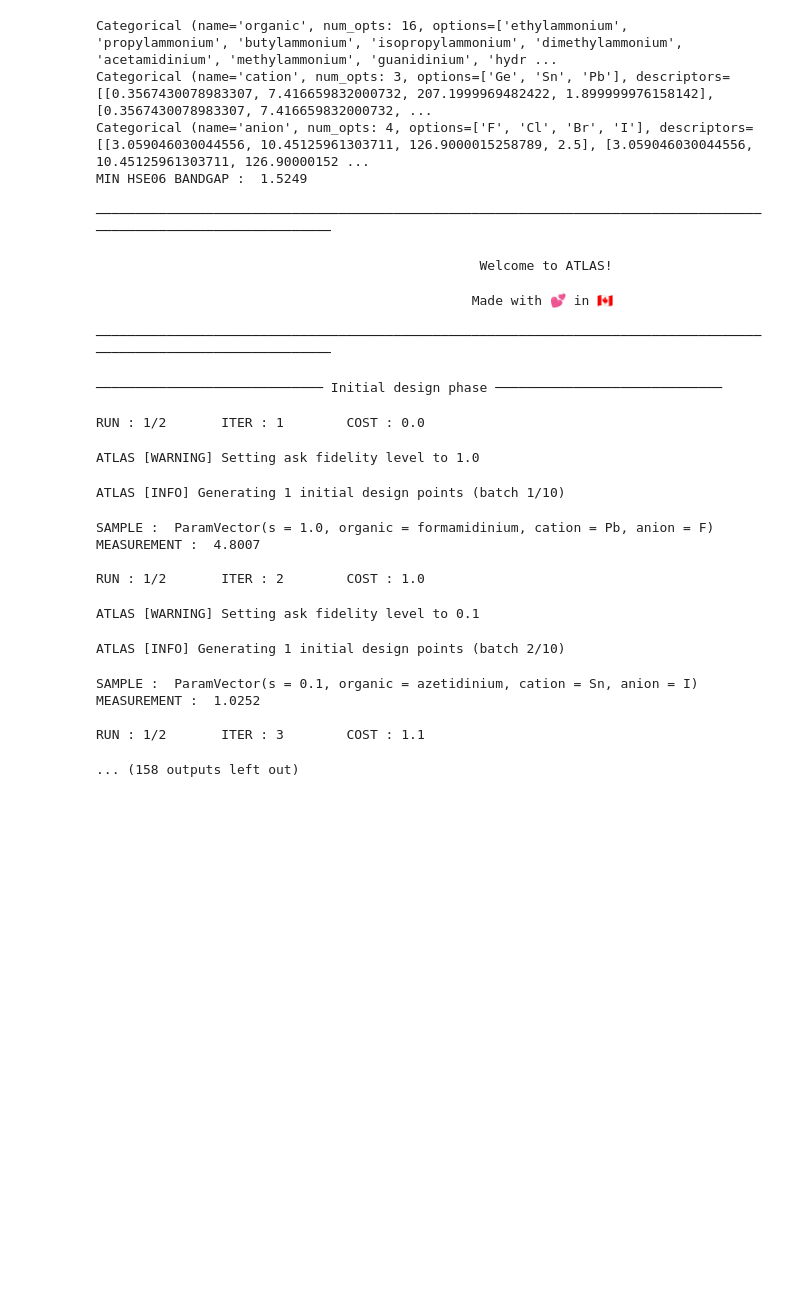
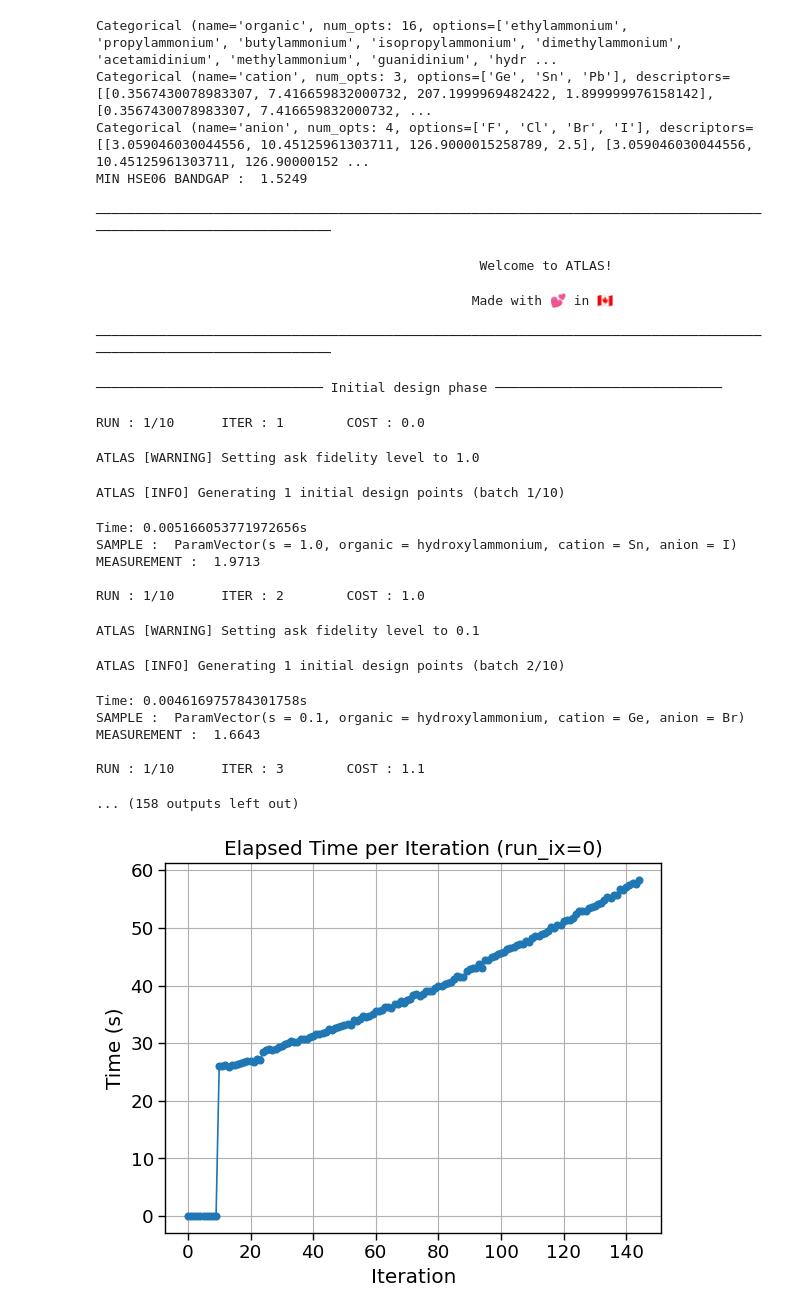
Before and after one commit to jaewook-lee4014/MultiFidelity-ProcessOpt, a Jupyter notebook: Perovskites/1.Atlas_cod/MFBO.ipynb, the cells around one changed output. Cells and saved outputs as stored; diff of their text form; code cells hidden in the pictures; blank space fills up the shorter version.

```diff
--- a/Perovskites/1.Atlas_cod/MFBO.ipynb
+++ b/Perovskites/1.Atlas_cod/MFBO.ipynb
@@ -54,7 +54,7 @@ from atlas.planners.multi_fidelity.planner import MultiFidelityPlanner
 # %%
 # config
 dataset = Dataset(kind='perovskites')
-NUM_RUNS = 2
+NUM_RUNS = 10
 # BUDGET = 30
 COST_BUDGET = 50 # 200.
 NUM_INIT_DESIGN = 10
@@ -135,7 +135,9 @@ Categorical (name='cation', num_opts: 3, options=['Ge', 'Sn', 'Pb'], descriptors
 Categorical (name='anion', num_opts: 4, options=['F', 'Cl', 'Br', 'I'], descriptors=[[3.059046030044556, 10.45125961303711, 126.9000015258789, 2.5], [3.059046030044556, 10.45125961303711, 126.90000152 ...
 MIN HSE06 BANDGAP :  1.5249
 # %%
+import time
 
+timing_data = []
 for run_ix in range(NUM_RUNS):
 
 	campaign = Campaign()
@@ -160,13 +162,18 @@ for run_ix in range(NUM_RUNS):
 	iter_ = 0
 	while COST < COST_BUDGET:
 		print(f'\nRUN : {run_ix+1}/{NUM_RUNS}\tITER : {iter_+1}\tCOST : {COST}\n')
-
+		start_time = time.time()  # 시작 시간 저장
 		if iter_ % NUM_CHEAP == 0:
 			planner.set_ask_fidelity(1.0)
 		else:
 			planner.set_ask_fidelity(0.1)
 
 		samples = planner.recommend(campaign.observations)
+		end_time = time.time()  # 시작 시간 저장
+		time_taken = end_time-start_time
+		print(f"Time: {time_taken}s")
+
+		timing_data.append([run_ix, iter_, time_taken])
 		for sample in samples:
 			measurement = measure(sample, sample.s)
 			campaign.add_observation(sample, measurement)
@@ -220,23 +227,28 @@ for run_ix in range(NUM_RUNS):
 	})
 	all_data.append(data)
 	pickle.dump(all_data, open('mf_results.pkl', 'wb'))
+
+timing_df = pd.DataFrame(timing_data, columns=['run_ix', 'iter', 'time_taken'])
+timing_df.to_csv('timing_results.csv', index=False)
 # %% [output]
 ───────────────────────────────────────────────────────────────────────────────────────────────────────────────────
                                                  Welcome to ATLAS!
                                                 Made with 💕 in 🇨🇦
 ───────────────────────────────────────────────────────────────────────────────────────────────────────────────────
 ───────────────────────────── Initial design phase ─────────────────────────────
-RUN : 1/2       ITER : 1        COST : 0.0
+RUN : 1/10      ITER : 1        COST : 0.0
 ATLAS [WARNING] Setting ask fidelity level to 1.0
 ATLAS [INFO] Generating 1 initial design points (batch 1/10)
-SAMPLE :  ParamVector(s = 1.0, organic = formamidinium, cation = Pb, anion = F)
-MEASUREMENT :  4.8007
+Time: 0.005166053771972656s
+SAMPLE :  ParamVector(s = 1.0, organic = hydroxylammonium, cation = Sn, anion = I)
+MEASUREMENT :  1.9713
 
-RUN : 1/2       ITER : 2        COST : 1.0
+RUN : 1/10      ITER : 2        COST : 1.0
 ATLAS [WARNING] Setting ask fidelity level to 0.1
 ATLAS [INFO] Generating 1 initial design points (batch 2/10)
-SAMPLE :  ParamVector(s = 0.1, organic = azetidinium, cation = Sn, anion = I)
-MEASUREMENT :  1.0252
+Time: 0.004616975784301758s
+SAMPLE :  ParamVector(s = 0.1, organic = hydroxylammonium, cation = Ge, anion = Br)
+MEASUREMENT :  1.6643
 
-RUN : 1/2       ITER : 3        COST : 1.1
+RUN : 1/10      ITER : 3        COST : 1.1
 ... (158 outputs left out)
@@ -242,0 +258,17 @@ RUN : 1/2       ITER : 3        COST : 1.1
+# %%
+import matplotlib.pyplot as plt
+# 첫번째 컬럼이 0인 것만 추출
+filtered = [row for row in timing_data if row[0] == 0]
+
+# 두번째 컬럼(x축), 세번째 컬럼(y축) 추출
+x = [row[1] for row in filtered]
+y = [row[2] for row in filtered]
+
+plt.plot(x, y, marker='o')
+plt.xlabel('Iteration')
+plt.ylabel('Time (s)')
+plt.title('Elapsed Time per Iteration (run_ix=0)')
+plt.grid(True)
+plt.show()
+# %% [output]
+[figure, added]
```
Also changed, not shown: parts of 2 cells of this notebook, 11 other files.
